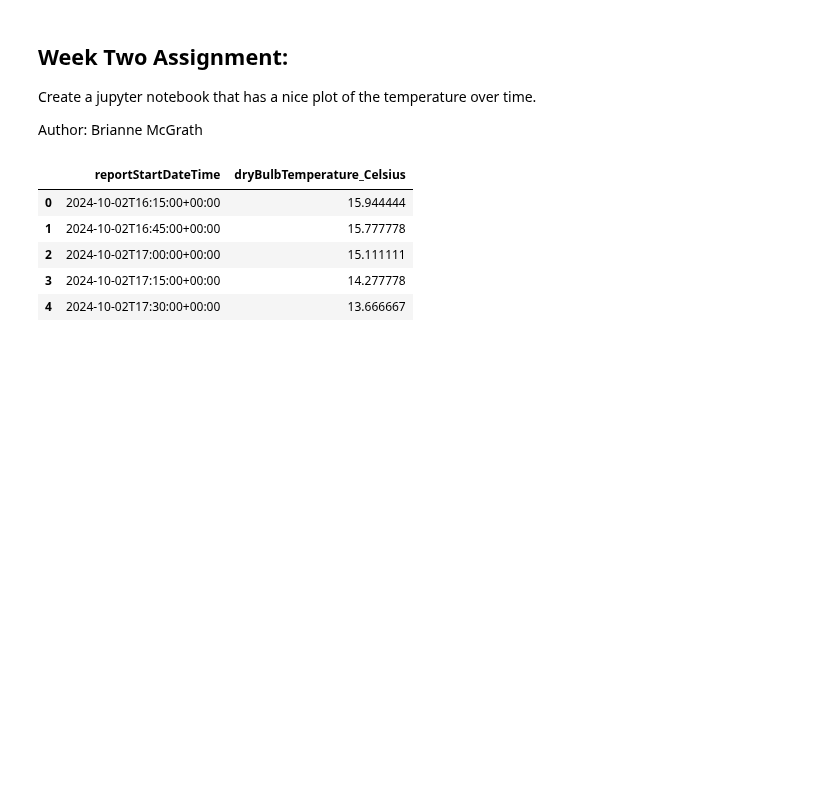
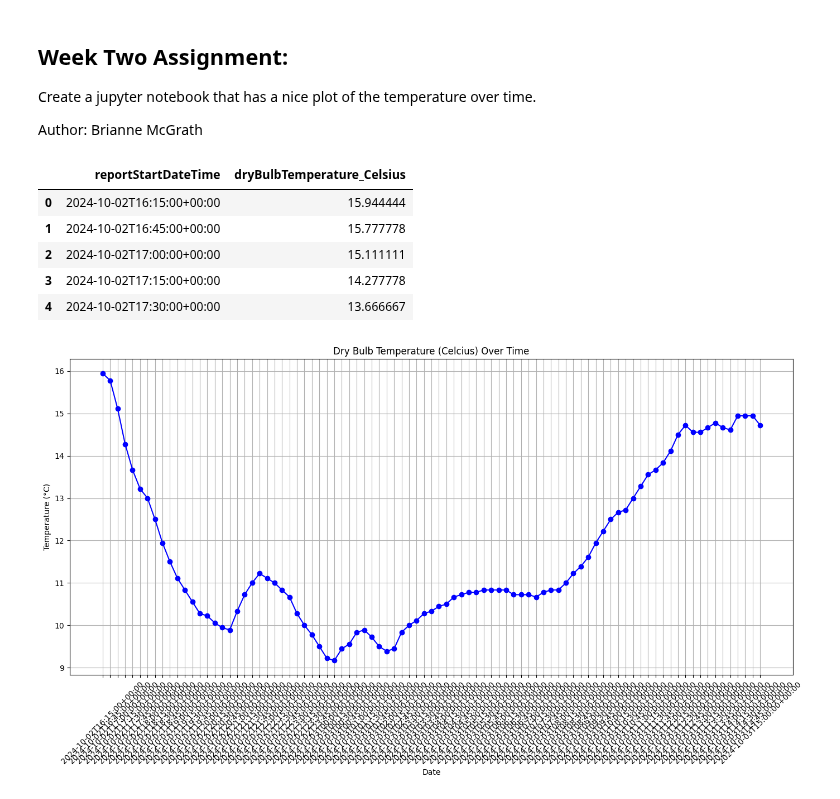
Before and after one commit to briannemcgrath/PFDA, a Jupyter notebook: assignments/assignment2-weather.ipynb, the cells around one changed output. Drawn from its saved outputs; the diff is of its cells as text; code cells hidden in the pictures; blank space fills up the shorter version.

Commit message:
First try at plotting
Need to review, x-axis is cramped.

```diff
--- a/assignments/assignment2-weather.ipynb
+++ b/assignments/assignment2-weather.ipynb
@@ -21,3 +21,16 @@ temperature_data.head()
 | 2 | 2024-10-02T17:00:00+00:00 | 15.111111 |
 | 3 | 2024-10-02T17:15:00+00:00 | 14.277778 |
 | 4 | 2024-10-02T17:30:00+00:00 | 13.666667 |
+# %%
+# Plotting the temperature over time
+plt.figure(figsize=(14,8))
+plt.plot(temperature_data['reportStartDateTime'], temperature_data['dryBulbTemperature_Celsius'], color='blue', marker='o', linestyle='-')
+plt.title('Dry Bulb Temperature (Celcius) Over Time')
+plt.xlabel('Date')
+plt.ylabel('Temperature (°C)')
+plt.xticks(rotation=45)
+plt.grid()
+plt.tight_layout()
+plt.show()
+# %% [output]
+[figure, added]
```
Also changed, not shown: parts of 2 cells of this notebook.
